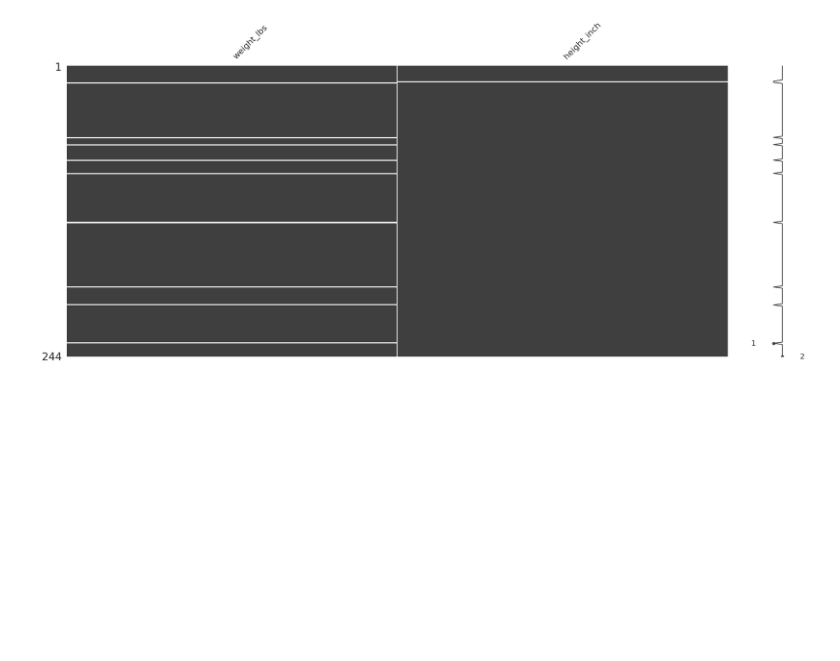
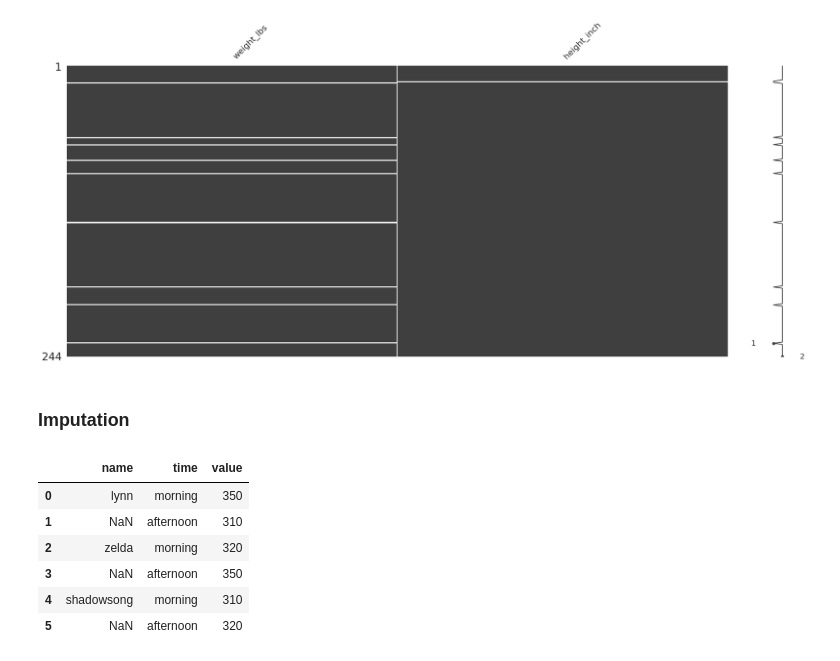
Before and after one commit to Monkey8596/Missing_data_handling-, a Jupyter notebook: notebooks/01_Exploration_Missing_values.ipynb, the cells around one changed output. Cells and saved outputs as stored; diff of their text form; code cells hidden in the pictures; blank space fills up the shorter version.

```diff
--- a/notebooks/01_Exploration_Missing_values.ipynb
+++ b/notebooks/01_Exploration_Missing_values.ipynb
@@ -895,3 +895,23 @@ nan
 # %% [output]
 <AxesSubplot:>
 [figure]
+# %% [markdown]
+### Imputation
+# %%
+implicit_to_explicit_df = pd.DataFrame(
+    data={
+        "name": ["lynn", np.nan, "zelda", np.nan, "shadowsong", np.nan],
+        "time": ["morning", "afternoon", "morning", "afternoon", "morning", "afternoon",],
+        "value": [350, 310, 320, 350, 310, 320]
+    }
+)
+
+implicit_to_explicit_df
+# %% [output]
+|  | name | time | value |
+| 0 | lynn | morning | 350 |
+| 1 | NaN | afternoon | 310 |
+| 2 | zelda | morning | 320 |
+| 3 | NaN | afternoon | 350 |
+| 4 | shadowsong | morning | 310 |
+| 5 | NaN | afternoon | 320 |
```
Also changed, not shown: parts of 4 cells of this notebook.
